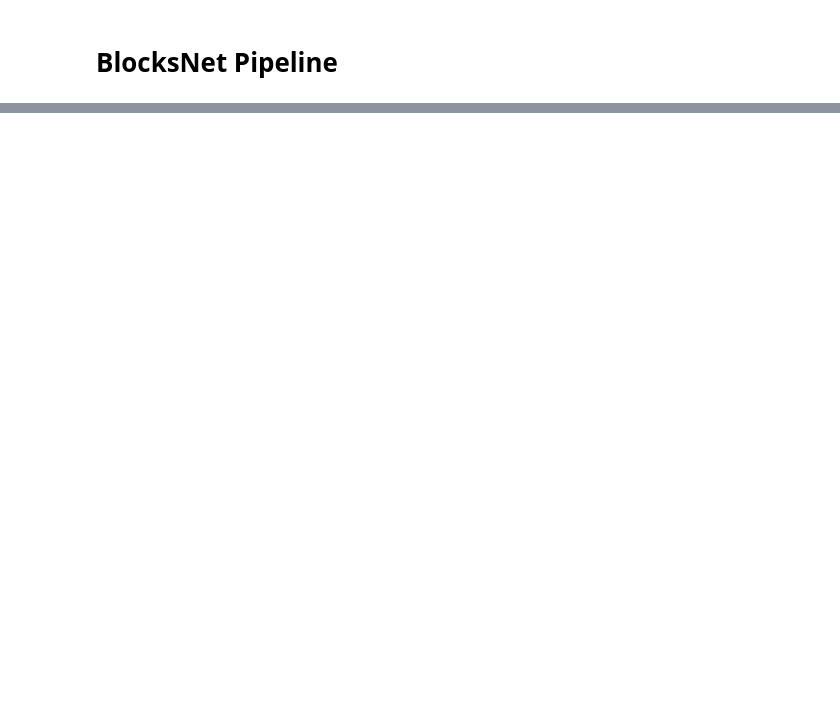
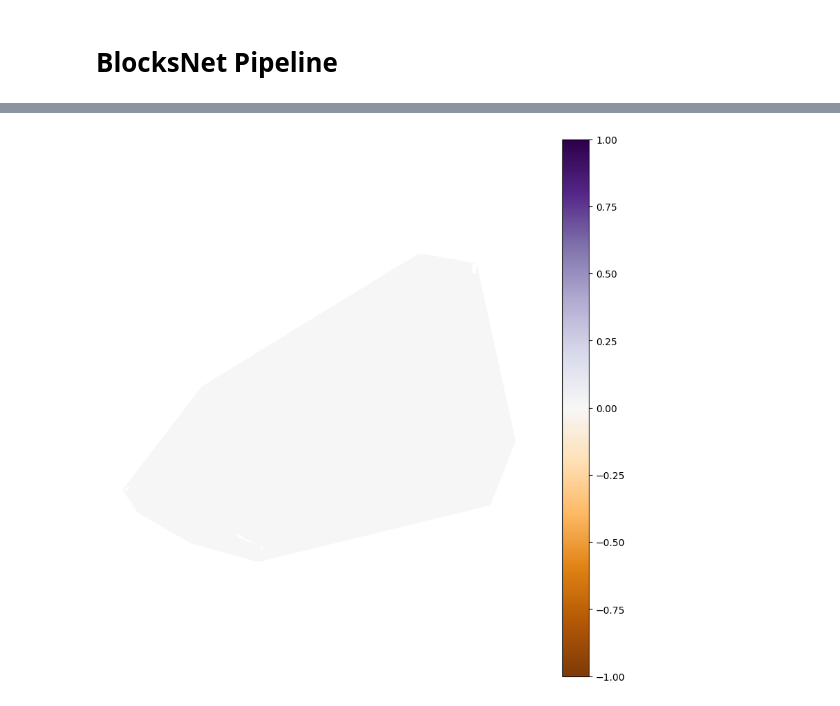
Before and after one commit to RuslanKozlyak/territorry_provision_api, a Jupyter notebook: test.ipynb, the cells around one changed output, grey strips where cells are left out. Drawn from its saved outputs; the diff is of its cells as text; code cells hidden in the pictures; blank space fills up the shorter version.

```diff
--- a/test.ipynb
+++ b/test.ipynb
@@ -270,0 +436,12 @@ SchemaError: Column 'geometry' failed element-wise validator number 0: <Check ch
+# %%
+provisions_before = {}
+from tqdm import tqdm
+for st in city_after.service_types:
+    prov_before = prov.calculate(st)
+    provisions_before[st] = prov_before
+# %%
+from blocksnet import Provision, ProvisionMethod
+
+prov = Provision(city_model=city_after)
+# prov_after = prov.calculate('Супермаркет')
+# prov.plot(prov_after)
@@ -270,0 +452,5 @@ SchemaError: Column 'geometry' failed element-wise validator number 0: <Check ch
+# %%
+provisions_after = {}
+for st in city_after.service_types:
+    prov_after = prov.calculate(st)
+    provisions_after[st] = prov_after
@@ -270,0 +499,22 @@ SchemaError: Column 'geometry' failed element-wise validator number 0: <Check ch
+# %%
+for st in city_after.service_types:
+
+    prov_after = provisions_after[st]
+    prov_before = provisions_before[st]
+
+
+    delta = prov_after['provision'] - prov_before['provision']
+# %%
+delta_result = prov_after.copy()
+delta_result['provision'] -= prov_before['provision']
+delta_result.plot(
+  column='provision',
+  vmin=-1,
+  vmax=1,
+  legend=True,
+  linewidth=0.1,
+  figsize=(10,10),
+  cmap="PuOr"
+).set_axis_off()
+# %% [output]
+[figure, added]
```
Also changed, not shown: parts of 49 cells of this notebook, 10 other files.
